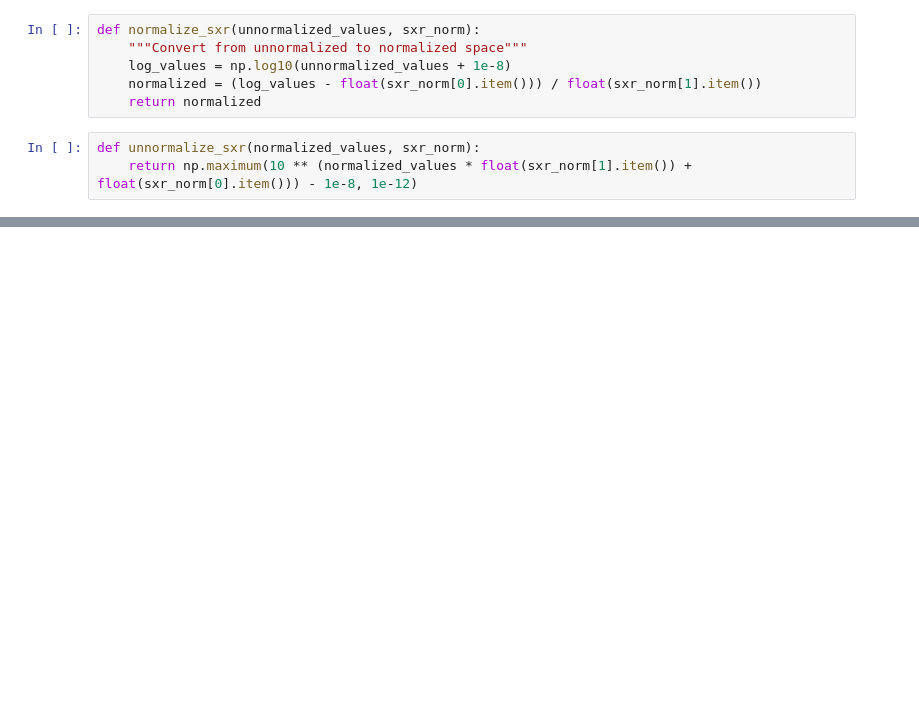
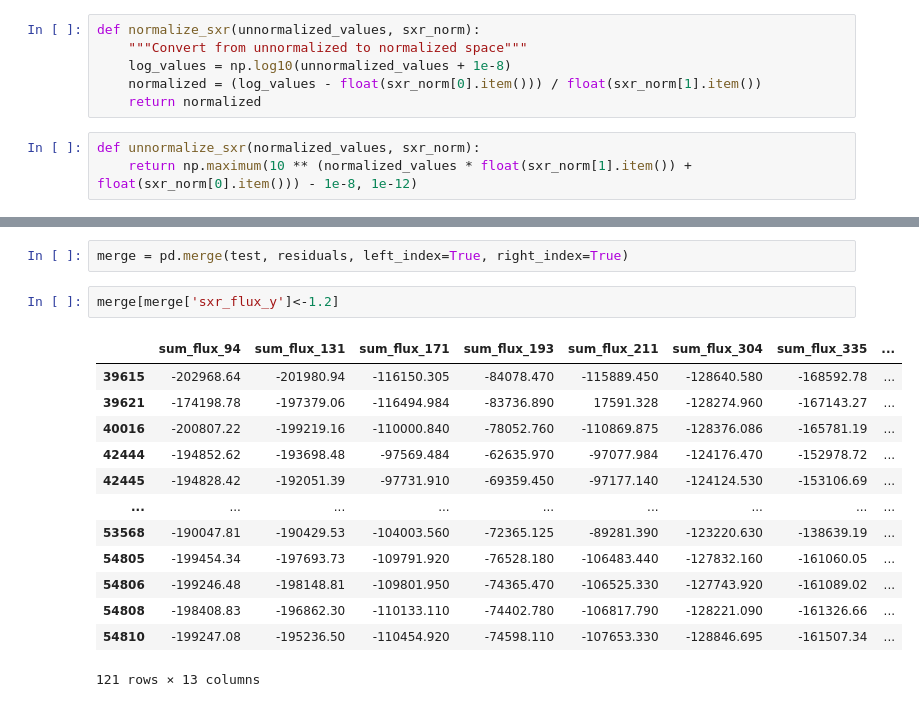
Before and after one commit to griffin-goodwin/FOXES, a Jupyter notebook: notebook_tests/Additional_Results_Analysis.ipynb, the cells around one changed output, grey strips where cells are left out. Drawn from its saved outputs; the diff is of its cells as text; blank space fills up the shorter version.

```diff
--- a/notebook_tests/Additional_Results_Analysis.ipynb
+++ b/notebook_tests/Additional_Results_Analysis.ipynb
@@ -683,0 +569,18 @@ Generating test set plot...
+# %%
+merge = pd.merge(test, residuals, left_index=True, right_index=True)
+# %%
+merge[merge['sxr_flux_y']<-1.2]
+# %% [output]
+|  | sum_flux_94 | sum_flux_131 | sum_flux_171 | sum_flux_193 | sum_flux_211 | sum_flux_304 | sum_flux_335 | ... |
+| 39615 | -202968.64 | -201980.94 | -116150.305 | -84078.470 | -115889.450 | -128640.580 | -168592.78 | ... |
+| 39621 | -174198.78 | -197379.06 | -116494.984 | -83736.890 | 17591.328 | -128274.960 | -167143.27 | ... |
+| 40016 | -200807.22 | -199219.16 | -110000.840 | -78052.760 | -110869.875 | -128376.086 | -165781.19 | ... |
+| 42444 | -194852.62 | -193698.48 | -97569.484 | -62635.970 | -97077.984 | -124176.470 | -152978.72 | ... |
+| 42445 | -194828.42 | -192051.39 | -97731.910 | -69359.450 | -97177.140 | -124124.530 | -153106.69 | ... |
+| ... | ... | ... | ... | ... | ... | ... | ... | ... |
+| 53568 | -190047.81 | -190429.53 | -104003.560 | -72365.125 | -89281.390 | -123220.630 | -138639.19 | ... |
+| 54805 | -199454.34 | -197693.73 | -109791.920 | -76528.180 | -106483.440 | -127832.160 | -161060.05 | ... |
+| 54806 | -199246.48 | -198148.81 | -109801.950 | -74365.470 | -106525.330 | -127743.920 | -161089.02 | ... |
+| 54808 | -198408.83 | -196862.30 | -110133.110 | -74402.780 | -106817.790 | -128221.090 | -161326.66 | ... |
+| 54810 | -199247.08 | -195236.50 | -110454.920 | -74598.110 | -107653.330 | -128846.695 | -161507.34 | ... |
+121 rows × 13 columns
```
Also changed, not shown: parts of 23 cells of this notebook, 6 other files.
